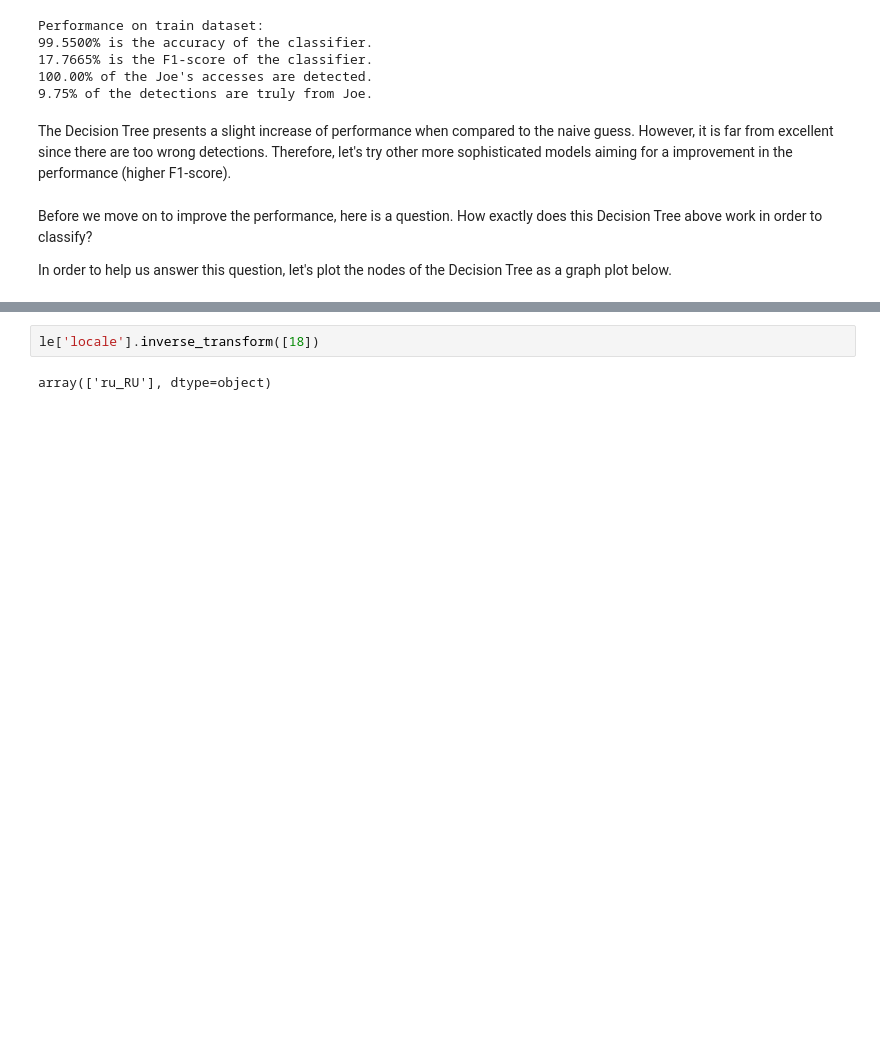
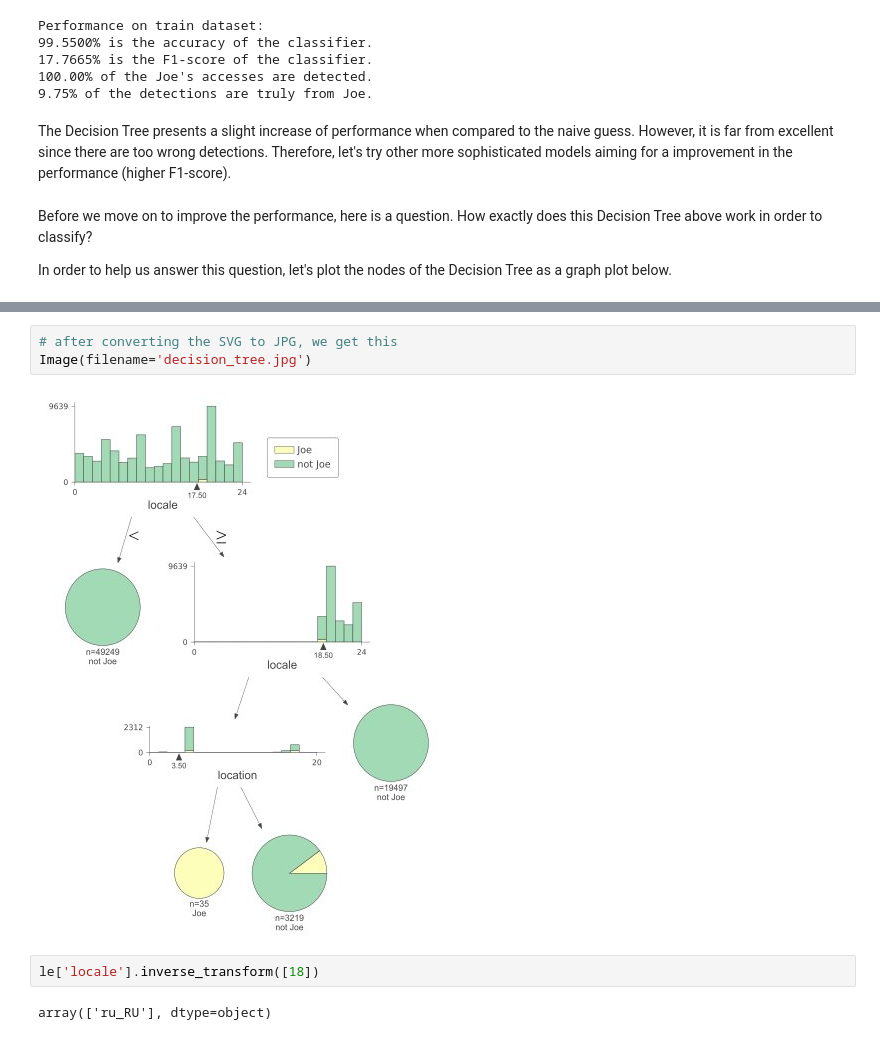
Before and after one commit to diogodutra/catch_joe, a Jupyter notebook: catch_joe_project.ipynb, the cells around one changed output, grey strips where cells are left out. Saved outputs shown, nothing was run; the diff lists cells and outputs as text; blank space fills up the shorter version.

Commit message:
Fixed decision tree flowgram plot

```diff
--- a/catch_joe_project.ipynb
+++ b/catch_joe_project.ipynb
@@ -506,3 +505,8 @@ SVG(filename=viz_file) # plots svg in Jupyter Notebook
+# %%
+# after converting the SVG to JPG, we get this
+Image(filename='decision_tree.jpg')
+# %% [output]
+[figure, added]
 # %%
 le['locale'].inverse_transform([18])
 # %% [output]
```
Also changed, not shown: parts of 2 cells of this notebook, 3 other files.
